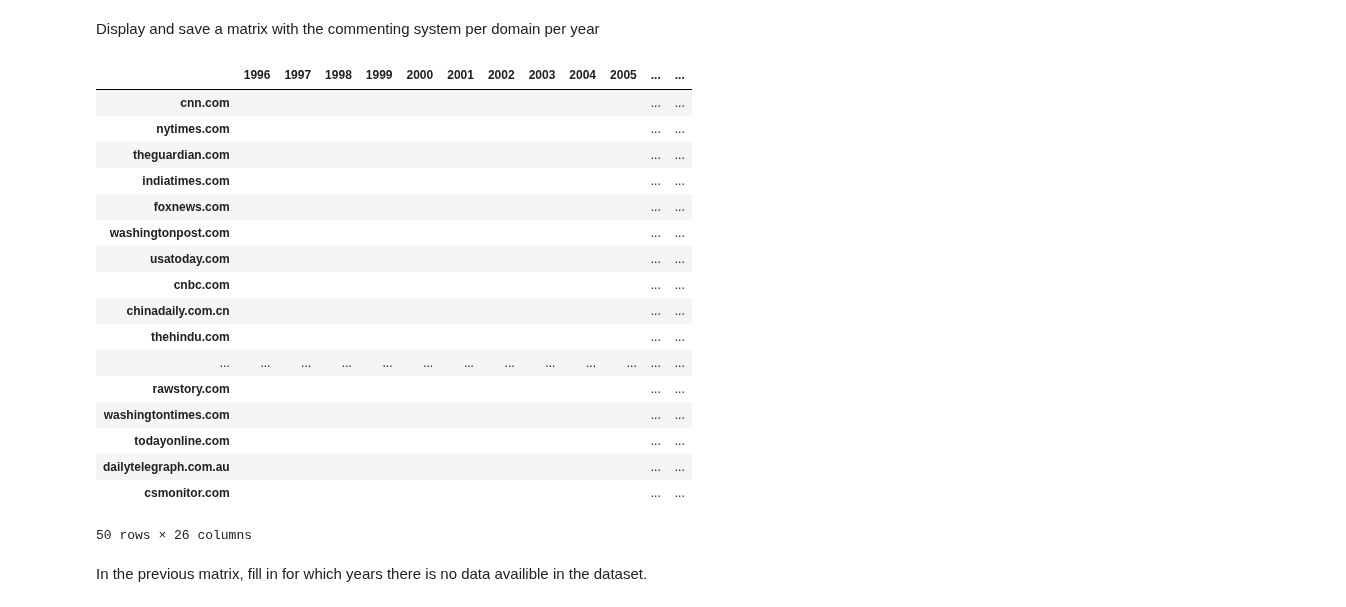
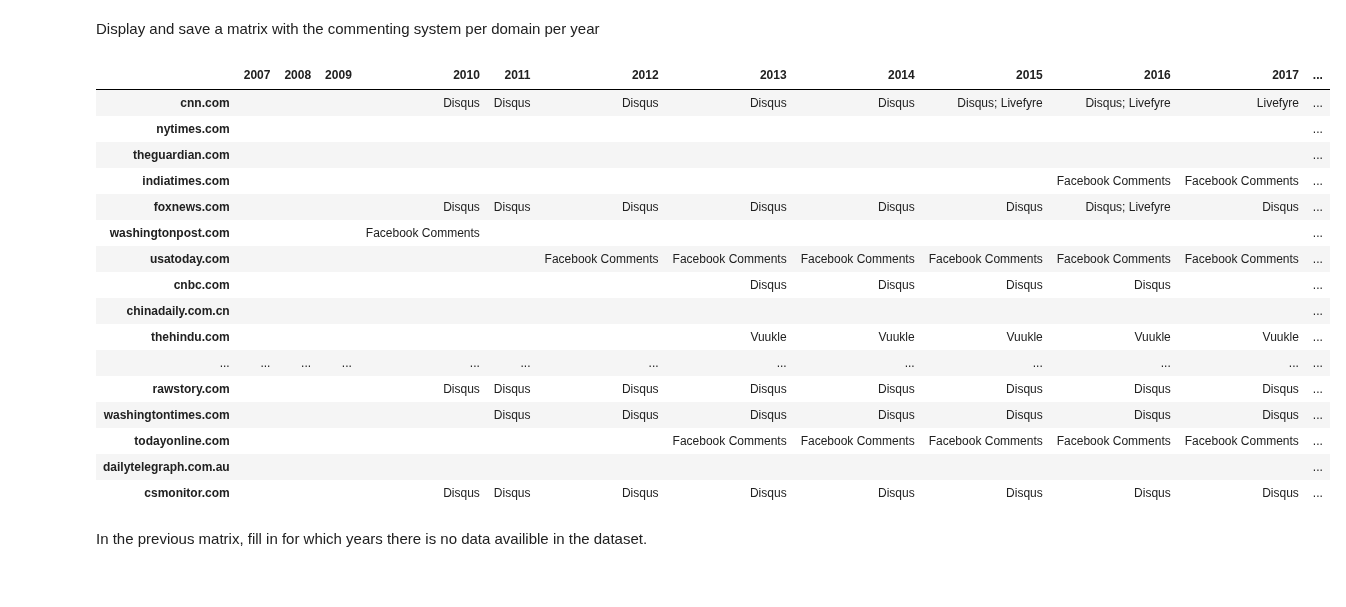
Before and after one commit to smootyboy/ARCH_News_Comments, a Jupyter notebook: Comment_Extraction.ipynb, the cells around one changed output. Cells and saved outputs as stored; diff of their text form; code cells hidden in the pictures.

```diff
--- a/Comment_Extraction.ipynb
+++ b/Comment_Extraction.ipynb
@@ -301,7 +301,7 @@ cnn.com uses  Disqus  in: [2010, 2011, 2012, 2013, 2014, 2015, 2016]
 # %% [markdown]
 Display total commenting systems per year
 # %%
-years = range(1996,2022)
+years = range(2007,2022)
 commenting_systems_per_year = pd.DataFrame(0,index=[list(years)], columns=["count"])
 
 for system in list(detection_patterns['Commenting system'].unique()):
@@ -345,7 +344,7 @@ commenting_systems_per_year.plot(x='year', kind = 'bar')
 # %% [markdown]
 Display total unique commenting systems per year
 # %%
-years = range(1996,2022)
+years = range(2007,2022)
 unique_commenting_systems_per_year = pd.DataFrame(0,index=[list(years)], columns=["count"])
 
 for system in list(detection_patterns['Commenting system'].unique()):
@@ -387,52 +385,51 @@ unique_commenting_systems_per_year.plot(x='year', kind = 'bar')
 # %% [markdown]
 Display and save a matrix with the commenting system per domain per year
 # %%
-years = range(1996,2022)
+years = range(2007,2022)
 commenting_systems_per_domain = pd.DataFrame(index=[list(years)], columns=[domains_in_scope])
 #commenting_systems_per_year = commenting_systems_per_year.fillna("")
 
 for system in list(detection_patterns['Commenting system'].unique()):
     save_location = "data/"+Dataset +"/results/"+system+"-summary.csv"
     results = pd.read_csv(save_location)
     domains = list(results.domain.unique())
 
     #skip to next itteration if no domains found with system
     if domains == []:
         continue
 
     for domain in domains:
         years_in_system = list(results[results.domain == domain].year.unique())
         for year in years_in_system:
             #print(commenting_systems_per_year.loc[year, domain].dropna().empty)
             if commenting_systems_per_domain.loc[year, domain].dropna().empty:
                 commenting_systems_per_domain.loc[year, domain] = system
             else :
                 tmp = commenting_systems_per_domain.loc[year, domain] + "; " + system
                 commenting_systems_per_domain.loc[year, domain] = tmp
 
 commenting_systems_per_domain = commenting_systems_per_domain.fillna("").transpose()
 save_location = "data/"+Dataset +"/results/domain-summary.csv"
 commenting_systems_per_domain.to_csv(save_location)
 commenting_systems_per_domain
 # %% [output]
-|  | 1996 | 1997 | 1998 | 1999 | 2000 | 2001 | 2002 | 2003 | 2004 | 2005 | ... | ... |
-| cnn.com |  |  |  |  |  |  |  |  |  |  | ... | ... |
-| nytimes.com |  |  |  |  |  |  |  |  |  |  | ... | ... |
-| theguardian.com |  |  |  |  |  |  |  |  |  |  | ... | ... |
-| indiatimes.com |  |  |  |  |  |  |  |  |  |  | ... | ... |
-| foxnews.com |  |  |  |  |  |  |  |  |  |  | ... | ... |
-| washingtonpost.com |  |  |  |  |  |  |  |  |  |  | ... | ... |
-| usatoday.com |  |  |  |  |  |  |  |  |  |  | ... | ... |
-| cnbc.com |  |  |  |  |  |  |  |  |  |  | ... | ... |
-| chinadaily.com.cn |  |  |  |  |  |  |  |  |  |  | ... | ... |
-| thehindu.com |  |  |  |  |  |  |  |  |  |  | ... | ... |
+|  | 2007 | 2008 | 2009 | 2010 | 2011 | 2012 | 2013 | 2014 | 2015 | 2016 | 2017 | ... |
+| cnn.com |  |  |  | Disqus | Disqus | Disqus | Disqus | Disqus | Disqus; Livefyre | Disqus; Livefyre | Livefyre | ... |
+| nytimes.com |  |  |  |  |  |  |  |  |  |  |  | ... |
+| theguardian.com |  |  |  |  |  |  |  |  |  |  |  | ... |
+| indiatimes.com |  |  |  |  |  |  |  |  |  | Facebook Comments | Facebook Comments | ... |
+| foxnews.com |  |  |  | Disqus | Disqus | Disqus | Disqus | Disqus | Disqus | Disqus; Livefyre | Disqus | ... |
+| washingtonpost.com |  |  |  | Facebook Comments |  |  |  |  |  |  |  | ... |
+| usatoday.com |  |  |  |  |  | Facebook Comments | Facebook Comments | Facebook Comments | Facebook Comments | Facebook Comments | Facebook Comments | ... |
+| cnbc.com |  |  |  |  |  |  | Disqus | Disqus | Disqus | Disqus |  | ... |
+| chinadaily.com.cn |  |  |  |  |  |  |  |  |  |  |  | ... |
+| thehindu.com |  |  |  |  |  |  | Vuukle | Vuukle | Vuukle | Vuukle | Vuukle | ... |
 | ... | ... | ... | ... | ... | ... | ... | ... | ... | ... | ... | ... | ... |
-| rawstory.com |  |  |  |  |  |  |  |  |  |  | ... | ... |
-| washingtontimes.com |  |  |  |  |  |  |  |  |  |  | ... | ... |
-| todayonline.com |  |  |  |  |  |  |  |  |  |  | ... | ... |
-| dailytelegraph.com.au |  |  |  |  |  |  |  |  |  |  | ... | ... |
-| csmonitor.com |  |  |  |  |  |  |  |  |  |  | ... | ... |
+| rawstory.com |  |  |  | Disqus | Disqus | Disqus | Disqus | Disqus | Disqus | Disqus | Disqus | ... |
+| washingtontimes.com |  |  |  |  | Disqus | Disqus | Disqus | Disqus | Disqus | Disqus | Disqus | ... |
+| todayonline.com |  |  |  |  |  |  | Facebook Comments | Facebook Comments | Facebook Comments | Facebook Comments | Facebook Comments | ... |
+| dailytelegraph.com.au |  |  |  |  |  |  |  |  |  |  |  | ... |
+| csmonitor.com |  |  |  | Disqus | Disqus | Disqus | Disqus | Disqus | Disqus | Disqus | Disqus | ... |
-50 rows × 26 columns
 # %% [markdown]
 In the previous matrix, fill in for which years there is no data availible in the dataset.
 # %%
```
Also changed, not shown: parts of 8 cells of this notebook.
